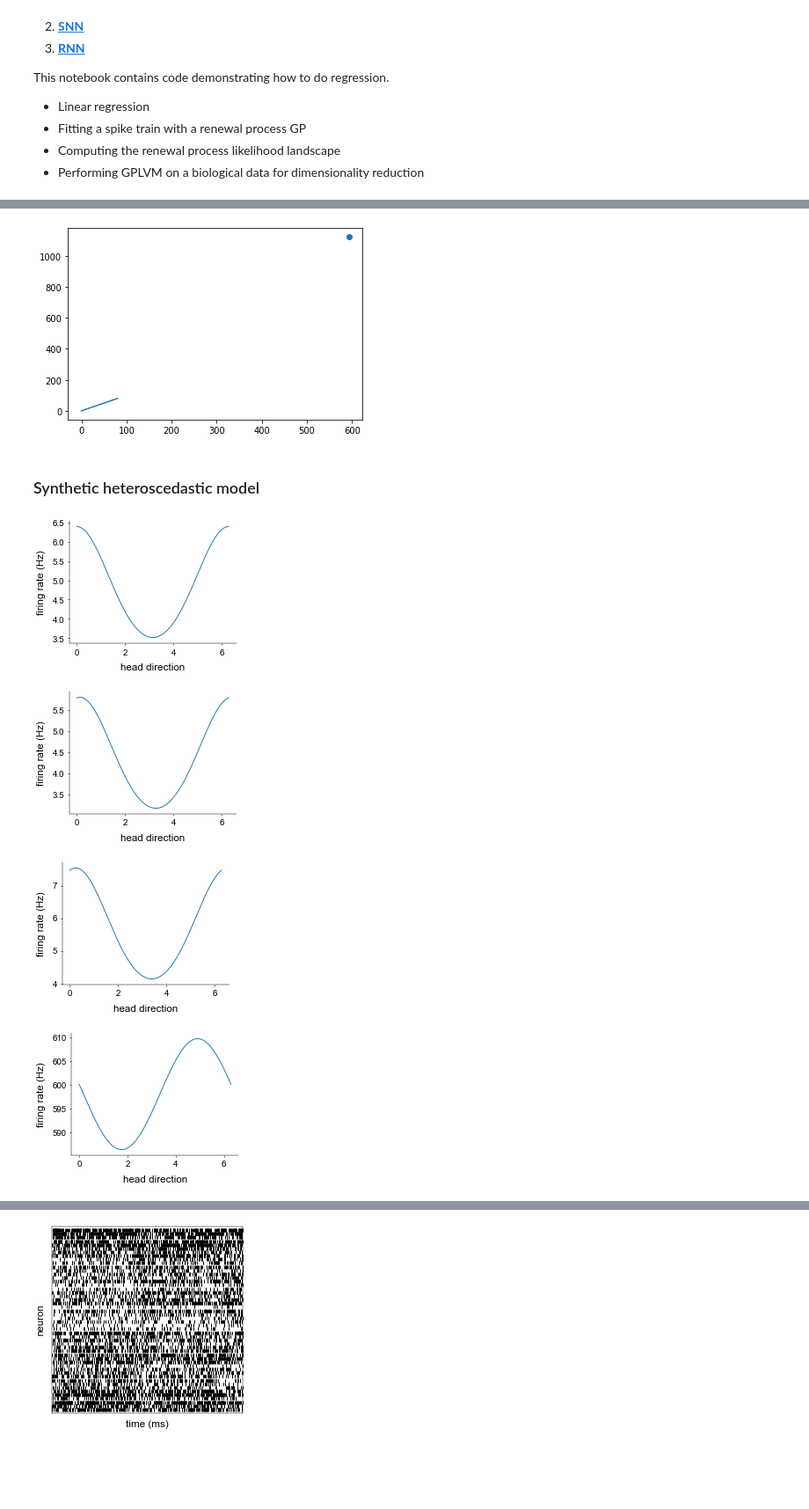
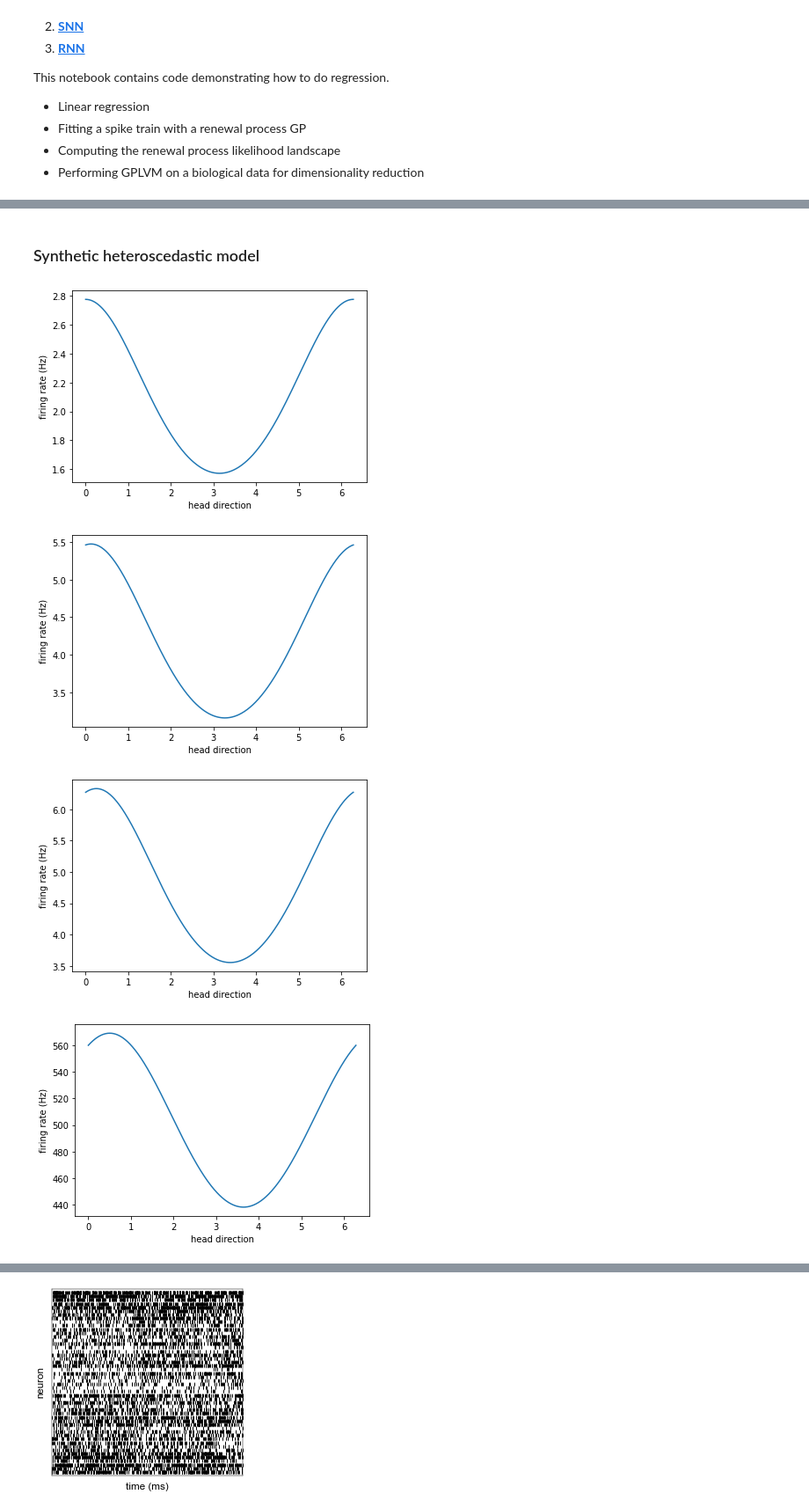
Before and after one commit to davindicode/universal-count-model, a Jupyter notebook: lib/examples/UCM_count_regression.ipynb, the cells around one changed output, grey strips where cells are left out. Shown at 88% size. Saved outputs shown, nothing was run; the diff lists cells and outputs as text; code cells hidden in the pictures; blank space fills up the shorter version.

```diff
--- a/lib/examples/heteroscedastic_counts.ipynb
+++ b/lib/examples/UCM_count_regression.ipynb
@@ -129,12 +40,2 @@ NameError: name 'sample_bin' is not defined
-# %%
-mean_act = (rc_ts).mean(0)
-var_act = (rc_ts).var(0)
-
-plt.scatter(mean_act, var_act)
-nx = np.linspace(0, 80)
-plt.plot(nx, nx*(1+nx*r_inv.numpy()[0]))
-plt.show()
-# %% [output]
-[figure, removed]
 # %% [markdown]
 ### Synthetic heteroscedastic model
@@ -154,55 +66,46 @@ neurons = 50
 
 # Von Mises fields
 angle_0 = np.linspace(0, 2*np.pi, neurons+1)[:-1]
-beta = 0.3
-rate_0 = np.random.rand(neurons)*5.0 + 1.0
-w = np.stack([np.log(rate_0), beta*np.cos(angle_0), beta*np.sin(angle_0)]).T # beta, phi_0 for theta modulation
-neurons = w.shape[0]
-
-vm_rate = nprb.rate_models.vonMises_GLM(neurons, inv_link='exp')
-vm_rate.set_params(sample_bin, w)
-
-
+beta = 0.3 + rng.uniform(size=(neurons,)) * 0.1
+rate_0 = rng.uniform(size=(neurons,)) * 5.0 + 1.0
+b = rng.uniform(size=(neurons,)) * 1.
 
 # Dispersion tuning curve
-_angle_0 = np.random.permutation(angle_0)
-_beta = (0.2*np.random.randn(neurons))**2 + 0.01
-_rate_0 = np.random.rand(neurons)*500.0 + 500.0
-w = np.stack([np.log(_rate_0), _beta*np.cos(_angle_0), _beta*np.sin(_angle_0)]).T # beta, phi_0 for theta modulation
+_angle_0 = rng.permutation(angle_0)
+_beta = (0.2 * rng.normal(size=(neurons,)))**2 + 0.01
+_rate_0 = rng.uniform(size=(neurons,)) * 500.0 + 500.0
+_b = rng.uniform(size=(neurons,)) * 1.
 
-vm_disp = nprb.rate_models.vonMises_GLM(neurons, inv_link='exp')
-vm_disp.set_params(sample_bin, w)
+# functions
+vm_rate = lambda x: HDC_bumps(x, rate_0, 1./beta, b, angle_0)
+vm_disp = lambda x: HDC_bumps(x, _rate_0, 1./_beta, _b, _angle_0)
 # %%
 steps= 1000
 show_neurons = [0, 1, 2]
-covariates = np.linspace(0, 2*np.pi, steps)[None, :]
+covariates = np.linspace(0, 2*np.pi, steps)
 
-mean = vm_rate.eval_rate(covariates, show_neurons)
-for k, neuron in enumerate(show_neurons):
+mean = vm_rate(covariates)
+for k, ne in enumerate(show_neurons):
 
     fig, ax = plt.subplots()
-    line, = ax.plot(covariates[0], mean[0, k])
+    line, = ax.plot(covariates, mean[ne, :])
     ax.set_xlabel('head direction')
     ax.set_ylabel('firing rate (Hz)')
 
 plt.show()
 
 
-steps= 1000
-show_neurons = [0]
-covariates = np.linspace(0, 2*np.pi, steps)[None, :]
-
-mean = vm_disp.eval_rate(covariates, show_neurons)
-for k, neuron in enumerate(show_neurons):
+mean = vm_disp(covariates)
+for k, ne in enumerate(show_neurons):
 
     fig, ax = plt.subplots()
-    line, = ax.plot(covariates[0], mean[0, k])
+    line, = ax.plot(covariates, mean[ne, :])
     ax.set_xlabel('head direction')
     ax.set_ylabel('firing rate (Hz)')
 
 plt.show()
 # %% [output]
-[figure, old version]
+[figure, new version]
-[figure, old version]
+[figure, new version]
-[figure, old version]
+[figure, new version]
-[figure, old version]
+[figure, new version]
```
Also changed, not shown: parts of 17 cells of this notebook, 25 other files.
